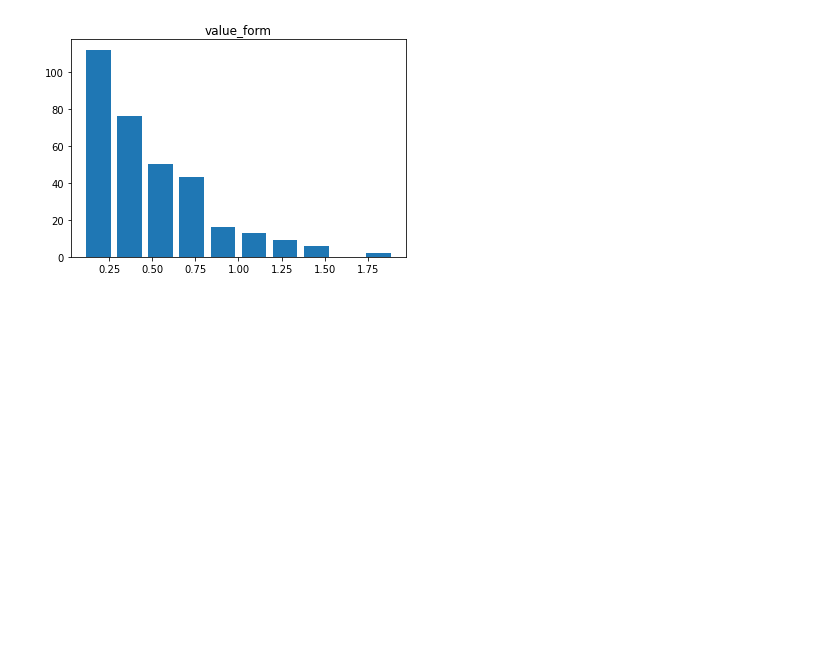
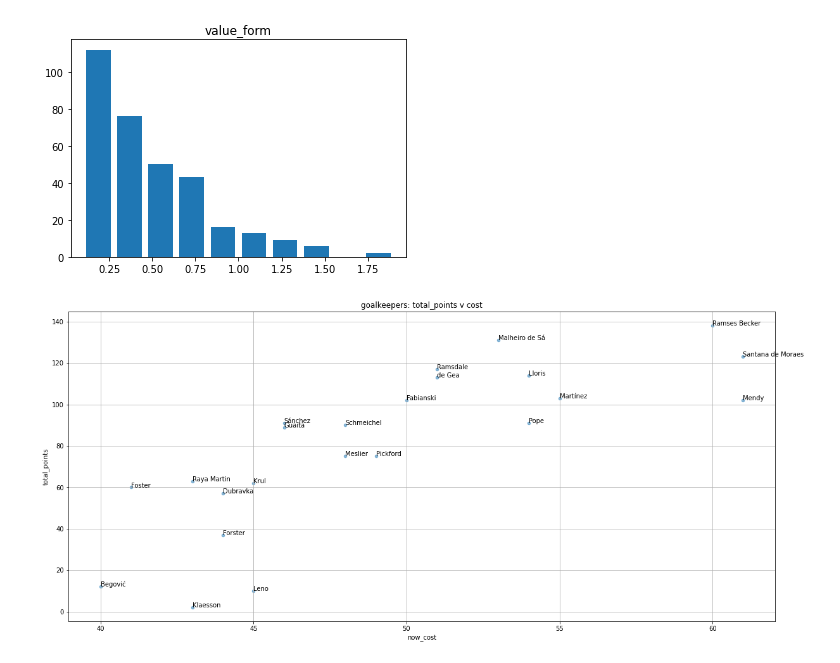
Before and after one commit to ulrikson/fantasy_football, a Jupyter notebook: fpl_analyze.ipynb, the cells around one changed output. Cells and saved outputs as stored; diff of their text form; code cells hidden in the pictures; blank space fills up the shorter version.

Commit message:
adding adjusted value season

```diff
--- a/fpl_analyze.ipynb
+++ b/fpl_analyze.ipynb
@@ -126,3 +127,14 @@ array([[<AxesSubplot:title={'center':'value_form'}>]], dtype=object)
 [figure]
 [figure]
 [figure]
+# %%
+gk_df = fpl.dfFiltered('element_type', 'Goalkeeper', 'value_season')
+
+ax = gk_df.plot.scatter(x='now_cost',y='total_points', alpha=.5, figsize=(20,9), title="goalkeepers: total_points v cost")
+for i, txt in enumerate(gk_df.second_name):
+    ax.annotate(txt, (gk_df.now_cost.iat[i],gk_df.total_points.iat[i]))
+
+plt.grid(which='both', axis='both', ls='-')
+plt.show()
+# %% [output]
+[figure, added]
```
Also changed, not shown: parts of 1 cell of this notebook, 3 other files.
